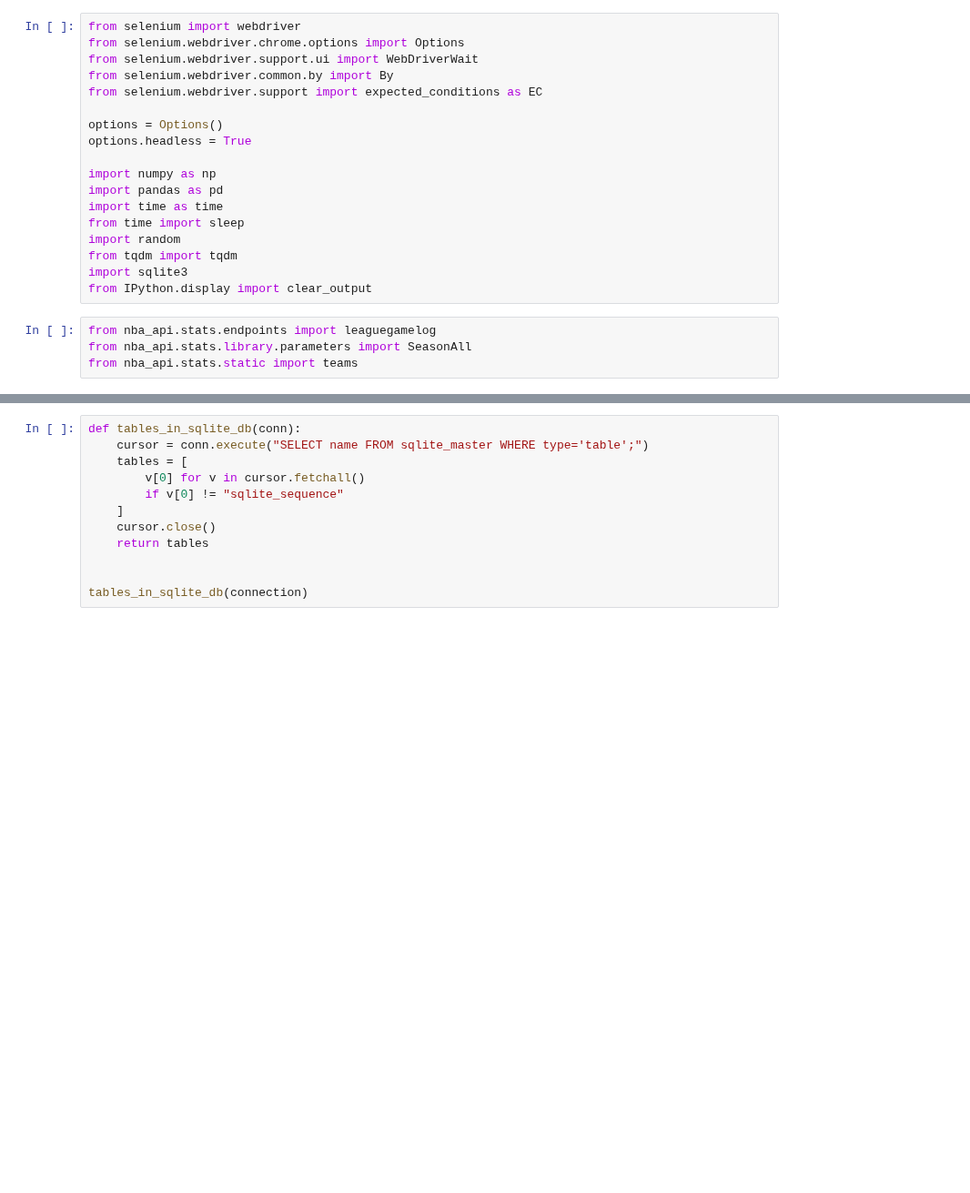
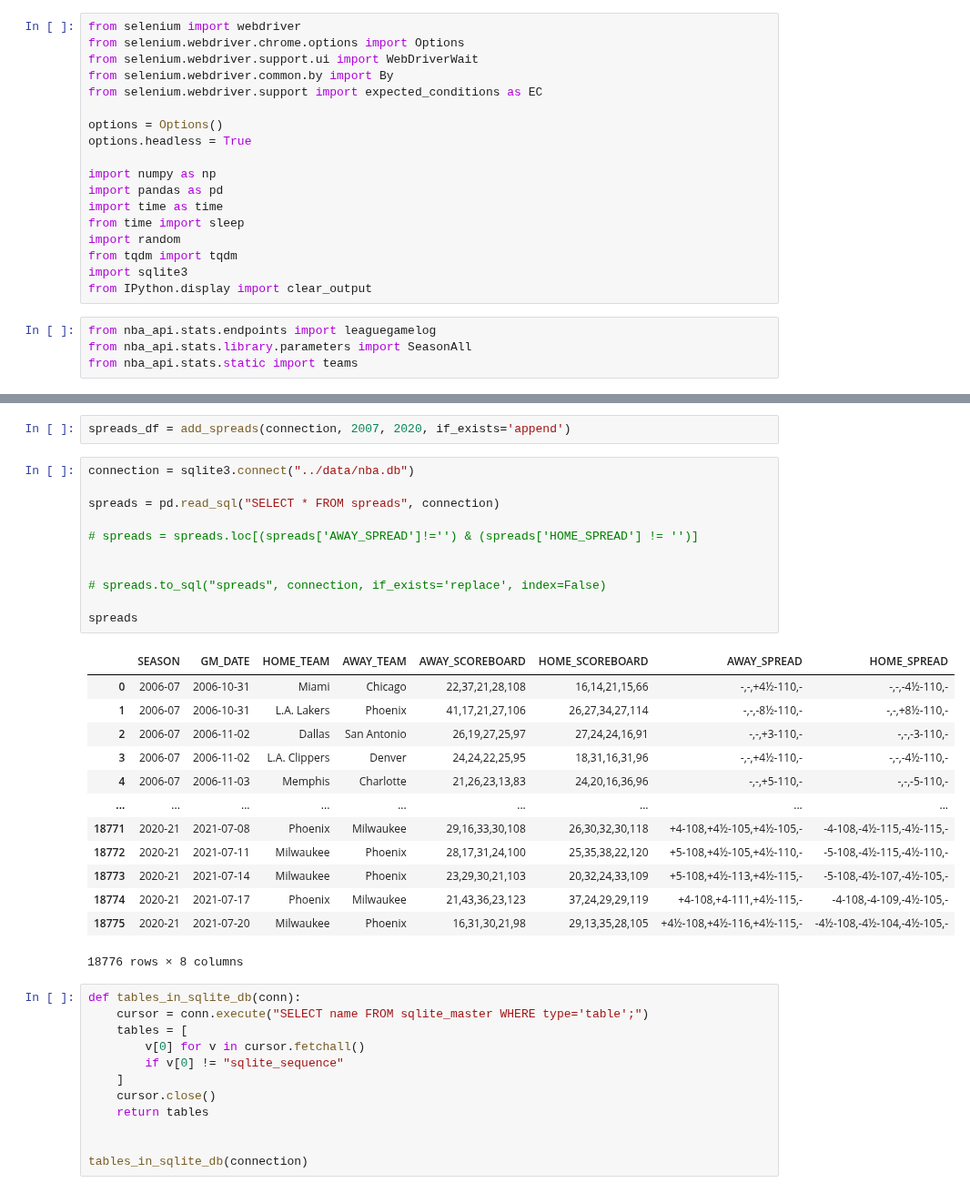
Before and after one commit to jnish23/NBA_Model, a Jupyter notebook: notebooks/ScrapingBettingLinesSelenium.ipynb, the cells around one changed output, grey strips where cells are left out. Shown at 91% size. Cells and saved outputs as stored; diff of their text form; blank space fills up the shorter version.

```diff
--- a/notebooks/ScrapingBettingLinesSelenium.ipynb
+++ b/notebooks/ScrapingBettingLinesSelenium.ipynb
@@ -434,3 +314,30 @@ moneylines
+# %%
+spreads_df = add_spreads(connection, 2007, 2020, if_exists='append')
+# %%
+connection = sqlite3.connect("../data/nba.db")
+
+spreads = pd.read_sql("SELECT * FROM spreads", connection)
+
+# spreads = spreads.loc[(spreads['AWAY_SPREAD']!='') & (spreads['HOME_SPREAD'] != '')]
+
+
+# spreads.to_sql("spreads", connection, if_exists='replace', index=False)
+
+spreads
+# %% [output]
+|  | SEASON | GM_DATE | HOME_TEAM | AWAY_TEAM | AWAY_SCOREBOARD | HOME_SCOREBOARD | AWAY_SPREAD | HOME_SPREAD |
+| 0 | 2006-07 | 2006-10-31 | Miami | Chicago | 22,37,21,28,108 | 16,14,21,15,66 | -,-,+4½-110,- | -,-,-4½-110,- |
+| 1 | 2006-07 | 2006-10-31 | L.A. Lakers | Phoenix | 41,17,21,27,106 | 26,27,34,27,114 | -,-,-8½-110,- | -,-,+8½-110,- |
+| 2 | 2006-07 | 2006-11-02 | Dallas | San Antonio | 26,19,27,25,97 | 27,24,24,16,91 | -,-,+3-110,- | -,-,-3-110,- |
+| 3 | 2006-07 | 2006-11-02 | L.A. Clippers | Denver | 24,24,22,25,95 | 18,31,16,31,96 | -,-,+4½-110,- | -,-,-4½-110,- |
+| 4 | 2006-07 | 2006-11-03 | Memphis | Charlotte | 21,26,23,13,83 | 24,20,16,36,96 | -,-,+5-110,- | -,-,-5-110,- |
+| ... | ... | ... | ... | ... | ... | ... | ... | ... |
+| 18771 | 2020-21 | 2021-07-08 | Phoenix | Milwaukee | 29,16,33,30,108 | 26,30,32,30,118 | +4-108,+4½-105,+4½-105,- | -4-108,-4½-115,-4½-115,- |
+| 18772 | 2020-21 | 2021-07-11 | Milwaukee | Phoenix | 28,17,31,24,100 | 25,35,38,22,120 | +5-108,+4½-105,+4½-110,- | -5-108,-4½-115,-4½-110,- |
+| 18773 | 2020-21 | 2021-07-14 | Milwaukee | Phoenix | 23,29,30,21,103 | 20,32,24,33,109 | +5-108,+4½-113,+4½-115,- | -5-108,-4½-107,-4½-105,- |
+| 18774 | 2020-21 | 2021-07-17 | Phoenix | Milwaukee | 21,43,36,23,123 | 37,24,29,29,119 | +4-108,+4-111,+4½-115,- | -4-108,-4-109,-4½-105,- |
+| 18775 | 2020-21 | 2021-07-20 | Milwaukee | Phoenix | 16,31,30,21,98 | 29,13,35,28,105 | +4½-108,+4½-116,+4½-115,- | -4½-108,-4½-104,-4½-105,- |
+18776 rows × 8 columns
 # %%
 def tables_in_sqlite_db(conn):
     cursor = conn.execute("SELECT name FROM sqlite_master WHERE type='table';")
```
Also changed, not shown: parts of 41 cells of this notebook, 10 other files.
